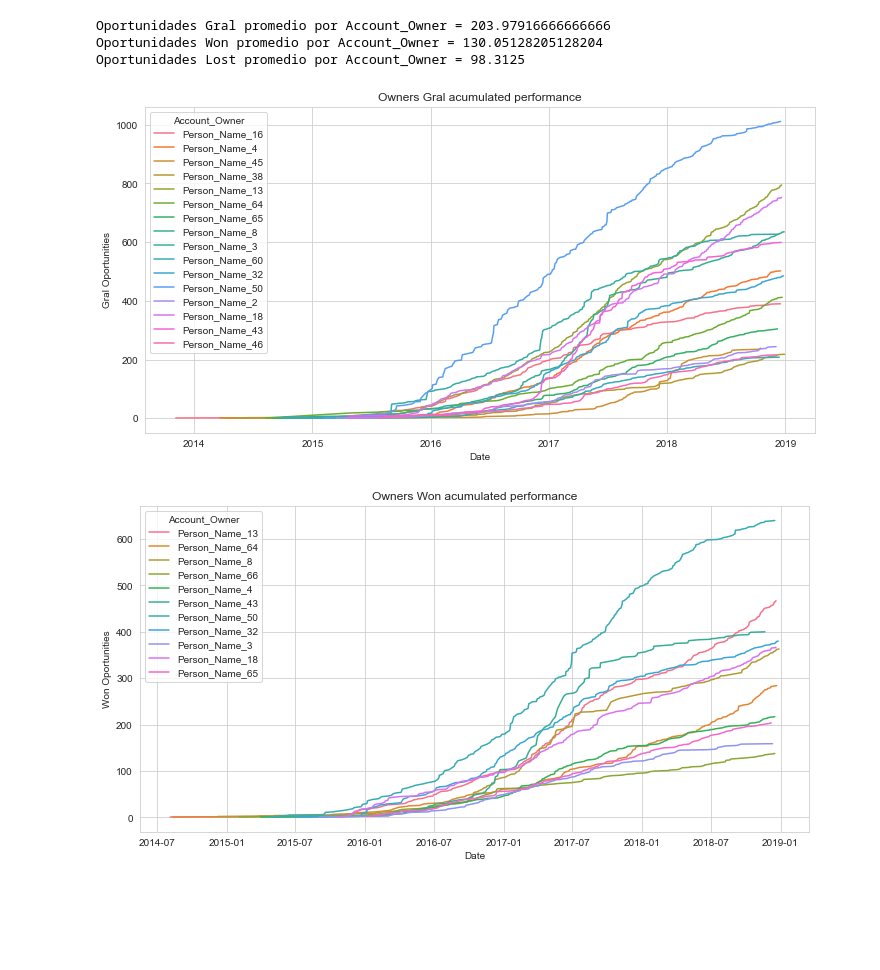
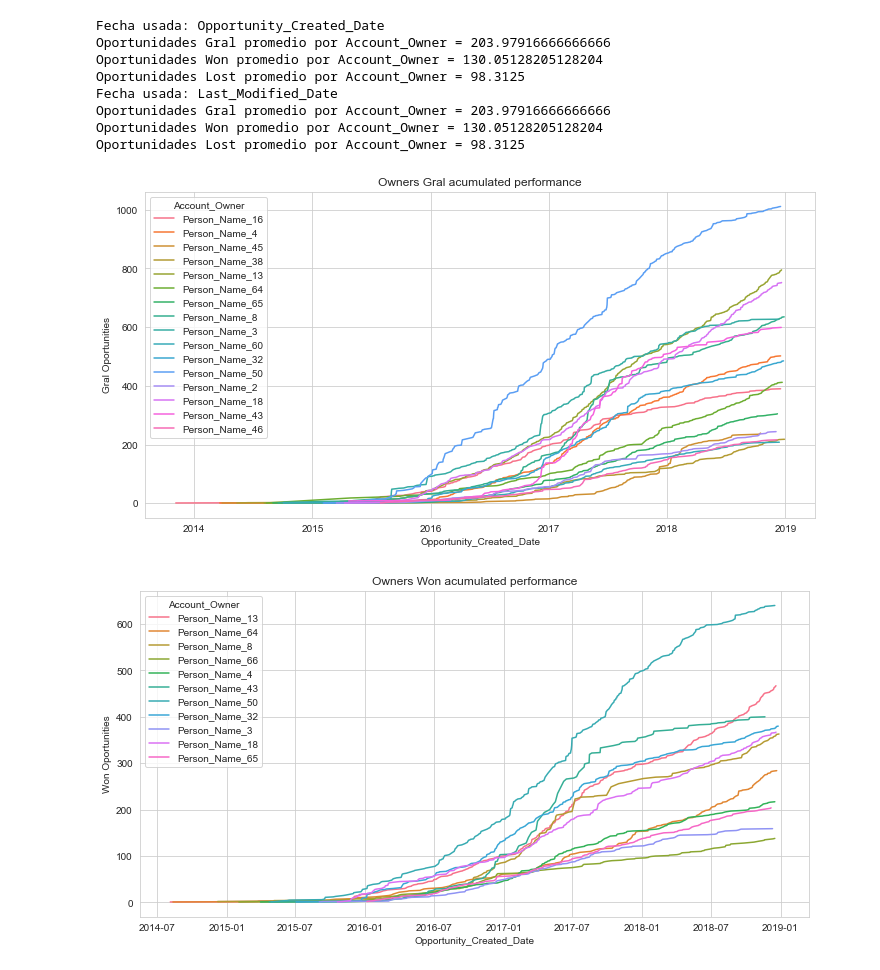
Before and after one commit to fede-alt/datos_2c2020_tp1, a Jupyter notebook: Pruebas/Pruebas_Fede.ipynb, the cells around one changed output. Saved outputs shown, nothing was run; the diff lists cells and outputs as text; code cells hidden in the pictures; blank space fills up the shorter version.

Commit message:
nuevos graficos, dependiendo de fecha

```diff
--- a/Pruebas/Pruebas_Fede.ipynb
+++ b/Pruebas/Pruebas_Fede.ipynb
@@ -8,7 +8,7 @@ sns.set_style("whitegrid")
 # %%
 my_columns = ["Sales_Contract_No","Account_Owner","Opportunity_Owner","Account_Type","Opportunity_Type","Quote_Type",
             "Delivery_Terms","Opportunity_Created_Date","Brand","Product_Type","Size","Product_Category_B","Price",
-            "Stage","Opportunity_ID"]#contexto
+            "Stage","Opportunity_ID","Last_Modified_Date"]#contexto
 df_completo = pd.read_csv('Entrenamieto_ECI_2020.csv')
 df = df_completo[my_columns]
 # %%
@@ -19,6 +19,13 @@ df["Opportunity_Created_Date"] = pd.to_datetime(df["Opportunity_Created_Date"],
 df["Opportunity_Created_Day"] = DatetimeIndex(df["Opportunity_Created_Date"]).day
 df["Opportunity_Created_Month"] = DatetimeIndex(df["Opportunity_Created_Date"]).month
 df["Opportunity_Created_Year"] = DatetimeIndex(df["Opportunity_Created_Date"]).year
+
+df["Last_Modified_Date"] = pd.to_datetime(df["Last_Modified_Date"], format='%m/%d/%Y')
+df["Last_Modified_Day"] = DatetimeIndex(df["Last_Modified_Date"]).day
+df["Last_Modified_Month"] = DatetimeIndex(df["Last_Modified_Date"]).month
+df["Last_Modified_Year"] = DatetimeIndex(df["Last_Modified_Date"]).year
+
+
 df_won = df[df.Stage=="Closed Won"]
 df_lost = df[df.Stage=="Closed Lost"]
 
@@ -53,35 +58,43 @@ See the caveats in the documentation: https://pandas.pydata.org/pandas-docs/stab
 # %%
 ##EVOLUCION ACUMULADA DE OPORTUNIDADES SEGUN DUEÑOS
 #(para aquellos que superen el promedio)
 
 dfs = [df, df_won, df_lost]
 dfs_desc = ["Gral","Won","Lost"]
+date_columns = ["Opportunity_Created_Date", "Last_Modified_Date"]
 
-for i in range(0,3): #lo hago en general, ganados y perdidos
-    dataframe = dfs[i]
-    dataframe = dataframe[(dataframe["Stage"]=="Closed Won") | (dataframe["Stage"]=="Closed Lost")].drop_duplicates(subset=['Opportunity_ID'], keep='last')
-    series_owners = dataframe.groupby("Account_Owner")["Opportunity_ID"].agg("count")
-    prom_per_owner = series_owners.agg("mean")
-    dataframe_owners = series_owners.to_frame().reset_index() #NO PUDE HACERLO CON MERGE
-    dataframe_owners.columns = ["Account_Owner", "Opportunity_Qtty"]
-    print("Oportunidades "+dfs_desc[i]+" promedio por Account_Owner = "+str(prom_per_owner))
+for date_column in date_columns:
+    print("Fecha usada: "+date_column)
+    for i in range(0,3): #lo hago en general, ganados y perdidos
+        dataframe = dfs[i]
+        dataframe = dataframe[(dataframe["Stage"]=="Closed Won") | (dataframe["Stage"]=="Closed Lost")].drop_duplicates(subset=['Opportunity_ID'], keep='last')
+        series_owners = dataframe.groupby("Account_Owner")["Opportunity_ID"].agg("count")
+        prom_per_owner = series_owners.agg("mean")
+        dataframe_owners = series_owners.to_frame().reset_index() #NO PUDE HACERLO CON MERGE
+        dataframe_owners.columns = ["Account_Owner", "Opportunity_Qtty"]
+        print("Oportunidades "+dfs_desc[i]+" promedio por Account_Owner = "+str(prom_per_owner))
 
-    dataframe = pd.merge(dataframe, dataframe_owners, on="Account_Owner",how="inner")
-    dataframe["Opportunity_Qtty_Prom"] = prom_per_owner
+        dataframe = pd.merge(dataframe, dataframe_owners, on="Account_Owner",how="inner")
+        dataframe["Opportunity_Qtty_Prom"] = prom_per_owner
 
-    dataframe_per_account_owners = dataframe[dataframe["Opportunity_Qtty"]>dataframe["Opportunity_Qtty_Prom"]]
-    graph_df = dataframe_per_account_owners.groupby(["Opportunity_Created_Date", "Account_Owner"]).agg({"Opportunity_ID":"count"})
-    graph_df.columns = ["Opportunity_Qtty"]
-    graph_df = graph_df.groupby(["Account_Owner"]).agg({"Opportunity_Qtty":np.cumsum}).reset_index()
+        dataframe_per_account_owners = dataframe[dataframe["Opportunity_Qtty"]>dataframe["Opportunity_Qtty_Prom"]]
+        graph_df = dataframe_per_account_owners.groupby([date_column, "Account_Owner"]).agg({"Opportunity_ID":"count"})
+        graph_df.columns = ["Opportunity_Qtty"]
+        graph_df = graph_df.groupby(["Account_Owner"]).agg({"Opportunity_Qtty":np.cumsum}).reset_index()
 
-    fig, ax = plt.subplots(figsize = (12,6))
-    fig = sns.lineplot(data=graph_df, x='Opportunity_Created_Date', y='Opportunity_Qtty', hue='Account_Owner', ax=ax)
-    fig.set_ylabel(dfs_desc[i]+" Oportunities")
-    fig.set_xlabel("Date")
-    fig.set_title("Owners "+dfs_desc[i]+" acumulated performance")
+        fig, ax = plt.subplots(figsize = (12,6))
+        fig = sns.lineplot(data=graph_df, x=date_column, y='Opportunity_Qtty', hue='Account_Owner', ax=ax)
+        fig.set_ylabel(dfs_desc[i]+" Oportunities")
+        fig.set_xlabel(date_column)
+        fig.set_title("Owners "+dfs_desc[i]+" acumulated performance")
 # %% [output]
+Fecha usada: Opportunity_Created_Date
 Oportunidades Gral promedio por Account_Owner = 203.97916666666666
 Oportunidades Won promedio por Account_Owner = 130.05128205128204
 Oportunidades Lost promedio por Account_Owner = 98.3125
+Fecha usada: Last_Modified_Date
+Oportunidades Gral promedio por Account_Owner = 203.97916666666666
+Oportunidades Won promedio por Account_Owner = 130.05128205128204
+Oportunidades Lost promedio por Account_Owner = 98.3125
-[figure, old version]
+[figure, new version]
-[figure, old version]
+[figure, new version]
```
Also changed, not shown: parts of 3 cells of this notebook.
